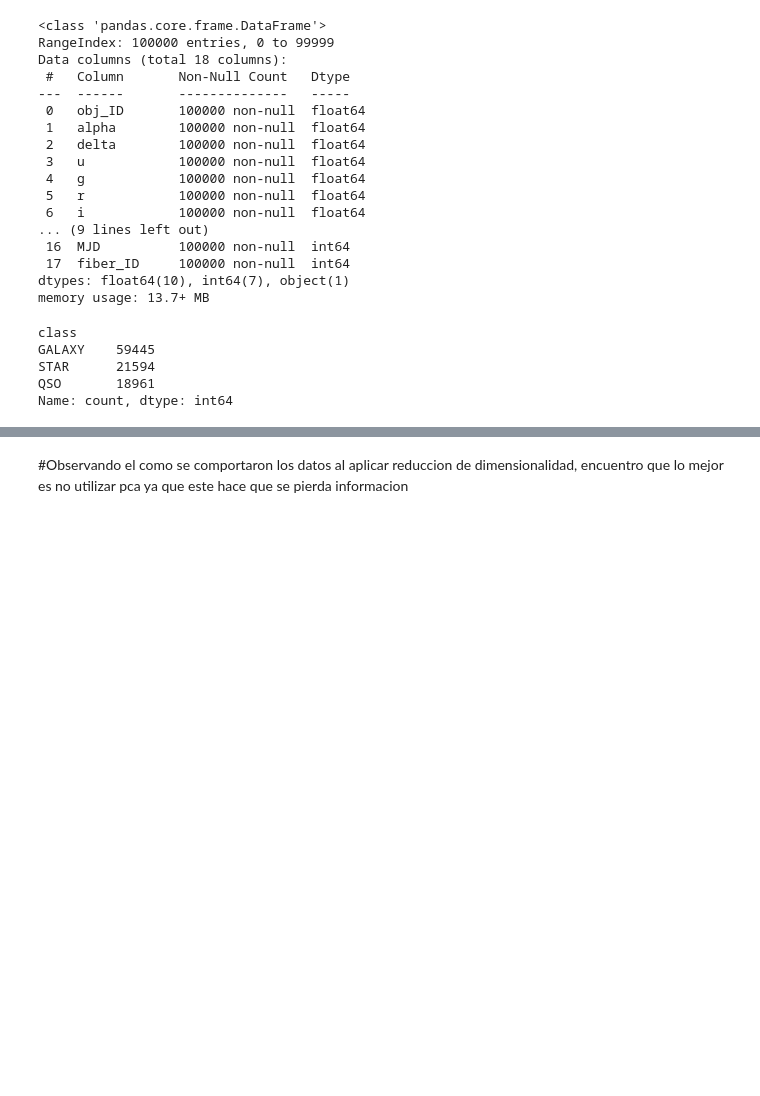
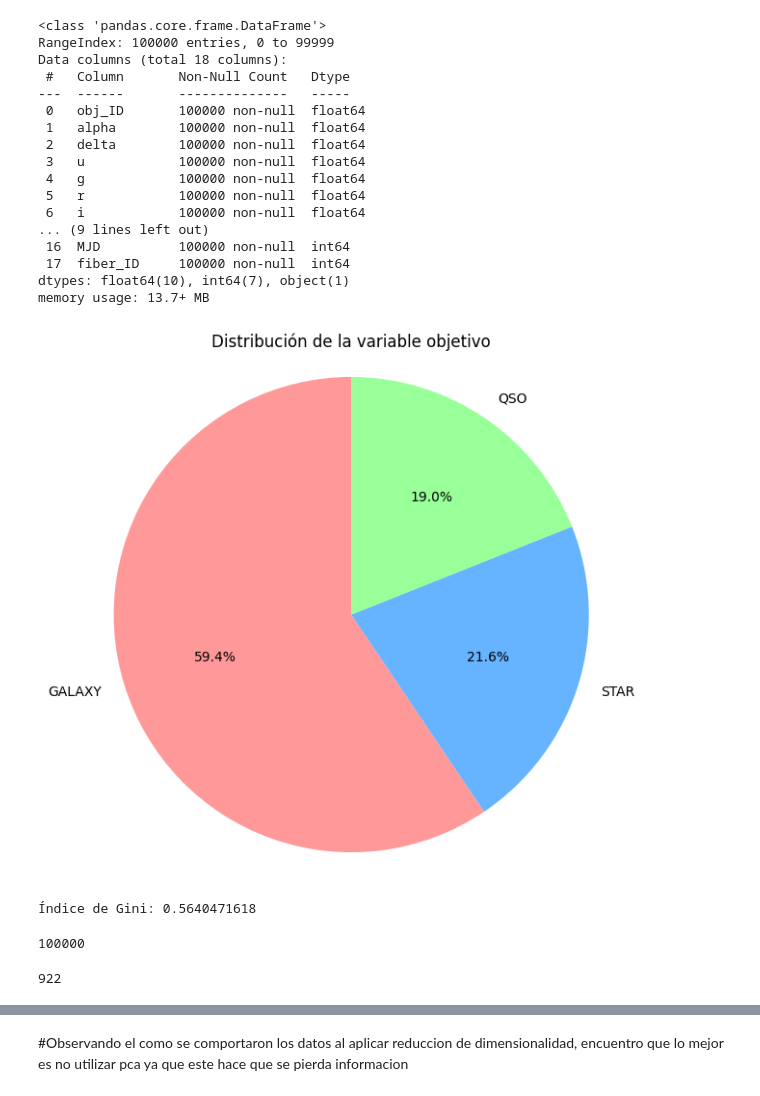
Before and after one commit to Flaviongas/K_Means_ML, a Jupyter notebook: Supervised/Untitled.ipynb, the cells around one changed output, grey strips where cells are left out. Drawn from its saved outputs; the diff is of its cells as text; code cells hidden in the pictures; blank space fills up the shorter version.

```diff
--- a/Supervised/Untitled.ipynb
+++ b/Supervised/Untitled.ipynb
@@ -91,13 +92,18 @@ Data columns (total 18 columns):
 dtypes: float64(10), int64(7), object(1)
 memory usage: 13.7+ MB
 # %%
-df['class'].value_counts()
-#observando que los datos no estan equilibrados por asi decir
-# utilizare statifieldFold ya que me permite trabajar de mejor manera con clases desbaleanceadas
+dist = df['class'].value_counts(normalize=True)
+plt.figure(figsize=(7, 7))
+plt.pie(dist, labels=dist.index, autopct='%1.1f%%', startangle=90, colors=['#FF9999', '#66B3FF', '#99FF99'])
+plt.title('Distribución de la variable objetivo')
+plt.axis('equal')
+plt.show()
 # %% [output]
-class
-GALAXY    59445
-STAR      21594
-QSO       18961
-Name: count, dtype: int64
+[figure, added]
+# %%
+gini_index = 1 - (dist ** 2).sum()
+
+print(f'Índice de Gini: {gini_index}')
+# %% [output]
+Índice de Gini: 0.5640471618
 # %%
@@ -111,6 +117,10 @@ def box_plots(df):
         plt.show()
 
 #box_plots(df)
+# %%
+print(len(df))
+# %% [output]
+100000
 # %%
 def manejo_outliers(df):
     new_df = df.copy()
@@ -132,4 +142,7 @@ def manejo_outliers(df):
     return new_df
 
 df = manejo_outliers(df)
+print(100000-len(df))
+# %% [output]
+922
 # %%
```
Also changed, not shown: parts of 10 cells of this notebook.
